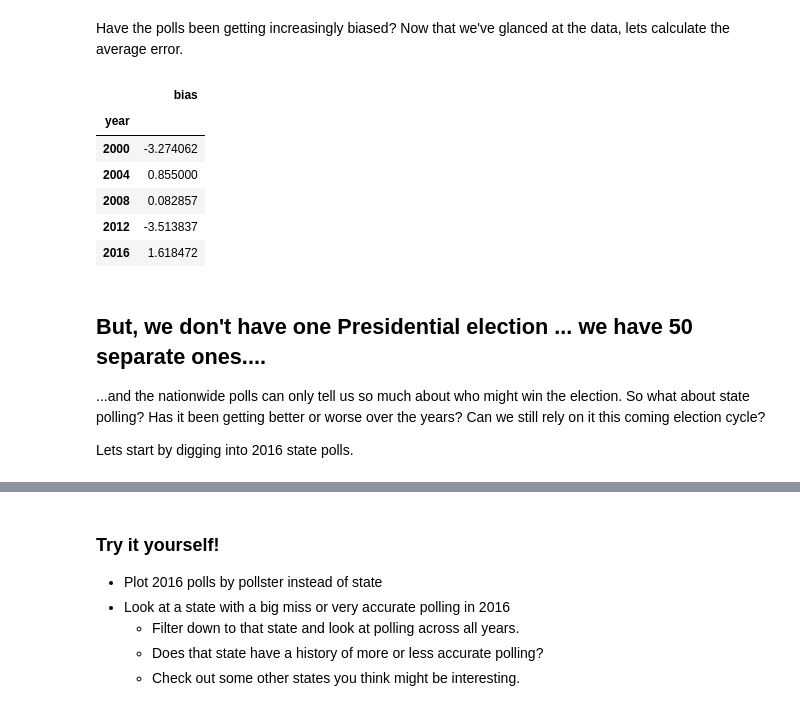
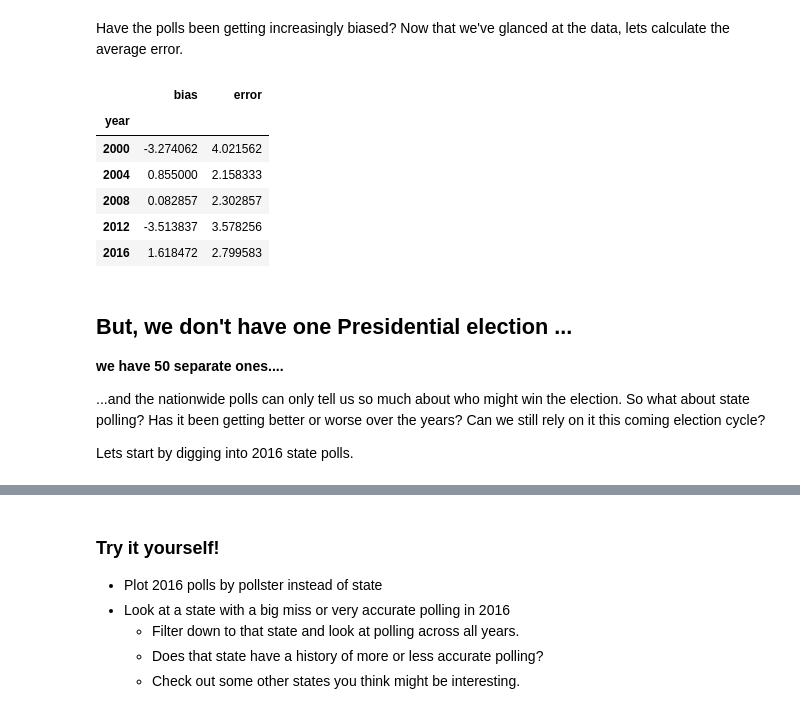
Before and after one commit to dmil/wrangler-polls, a Jupyter notebook: polling-analysis.ipynb, the cells around one changed output, grey strips where cells are left out. Cells and saved outputs as stored; diff of their text form; code cells hidden in the pictures.

```diff
--- a/polling-analysis.ipynb
+++ b/polling-analysis.ipynb
@@ -1,2 +13,24 @@
+# %%
+# Inline Chart Parameters
+%matplotlib inline
+
+from matplotlib import rcParams
+rcParams['figure.figsize'] = (16, 9)
+
+# Ignore Warnings
+import warnings
+warnings.filterwarnings('ignore')
+
+# Python Imports
+import seaborn as sns; sns.set()
+import matplotlib.pyplot as plt
+import pandas as pd
+import numpy as np
+import us
+import matplotlib.pyplot as plt
+from datetime import datetime, timedelta
+
+# Display all columns on tables
+pd.set_option('display.max_columns', None)
 # %% [markdown]
 # Thinking About An Upcoming Election
@@ -82,17 +107,18 @@ margin_dotplot(pres_polls_national, x='margin_poll', y='year')
 # %% [markdown]
 Have the polls been getting increasingly biased? Now that we've glanced at the data, lets calculate the average error.
 # %%
-pres_polls_national[['year', 'bias']].groupby('year').mean()
+pres_polls_national[['year', 'bias', 'error']].groupby('year').mean()
 # %% [output]
-|  | bias |
-| year |  |
-| 2000 | -3.274062 |
-| 2004 | 0.855000 |
-| 2008 | 0.082857 |
-| 2012 | -3.513837 |
-| 2016 | 1.618472 |
+|  | bias | error |
+| year |  |  |
+| 2000 | -3.274062 | 4.021562 |
+| 2004 | 0.855000 | 2.158333 |
+| 2008 | 0.082857 | 2.302857 |
+| 2012 | -3.513837 | 3.578256 |
+| 2016 | 1.618472 | 2.799583 |
 # %% [markdown]
-## But, we don't have one Presidential election ... we have 50 separate ones....
+## But, we don't have one Presidential election ...
+**we have 50 separate ones....**
 
 ...and the nationwide polls can only tell us so much about who might win the election. So what about state polling? Has it been getting better or worse over the years? Can we still rely on it this coming election cycle?
 
```
Also changed, not shown: parts of 11 cells of this notebook.
